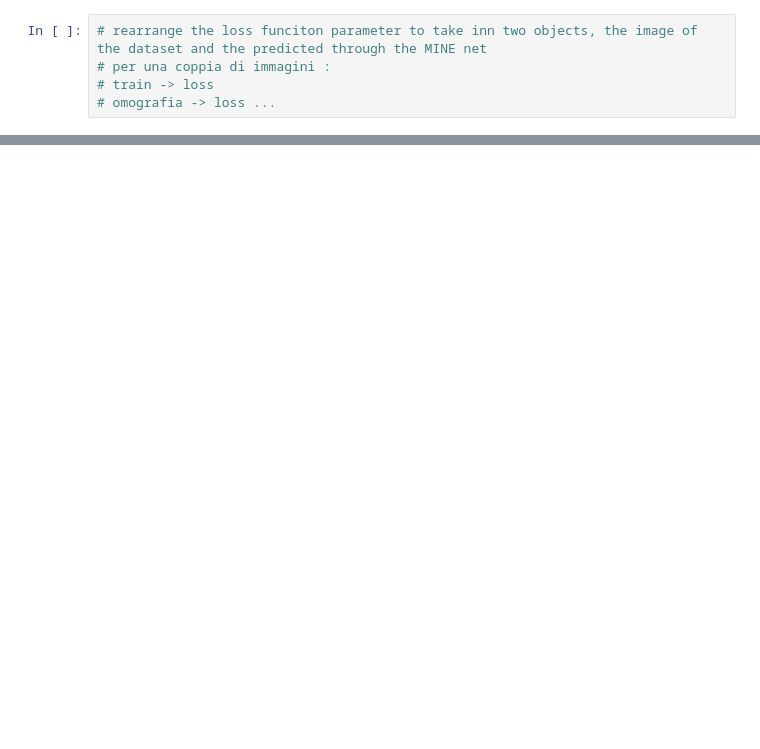
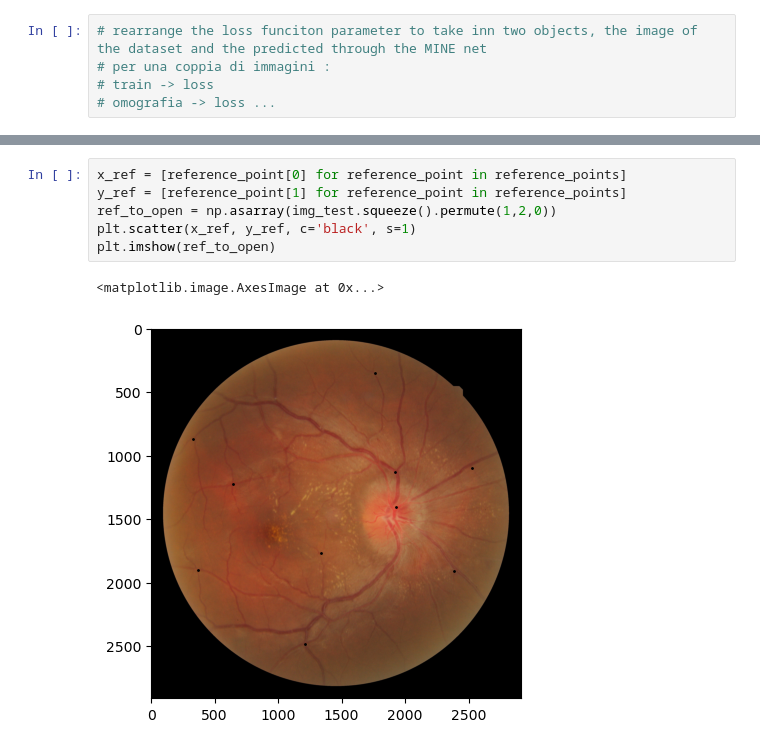
Before and after one commit to MICCIOSLAYER/ImRegODE, a Jupyter notebook: Main_Folder/Main_Code/notebook.ipynb, the cells around one changed output, grey strips where cells are left out. Cells and saved outputs as stored; diff of their text form; blank space fills up the shorter version.

```diff
--- a/Main_Folder/Main_Code/notebook.ipynb
+++ b/Main_Folder/Main_Code/notebook.ipynb
@@ -936,0 +1074,9 @@ WindowsPath('c:/Users/gioco/Desktop/GITHUB_MAIN_FOLDER/ImRegODE/Main_Folder/Modu
+# %%
+x_ref = [reference_point[0] for reference_point in reference_points]
+y_ref = [reference_point[1] for reference_point in reference_points]
+ref_to_open = np.asarray(img_test.squeeze().permute(1,2,0))
+plt.scatter(x_ref, y_ref, c='black', s=1)
+plt.imshow(ref_to_open)
+# %% [output]
+<matplotlib.image.AxesImage at 0x...>
+[figure, added]
```
Also changed, not shown: parts of 34 cells of this notebook.
